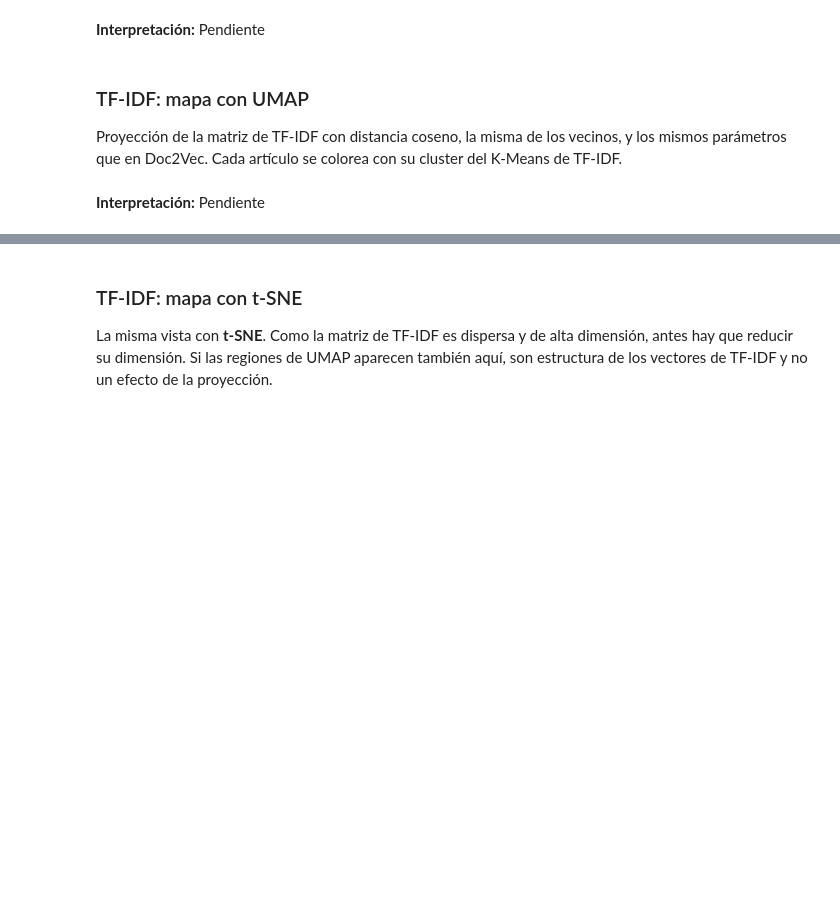
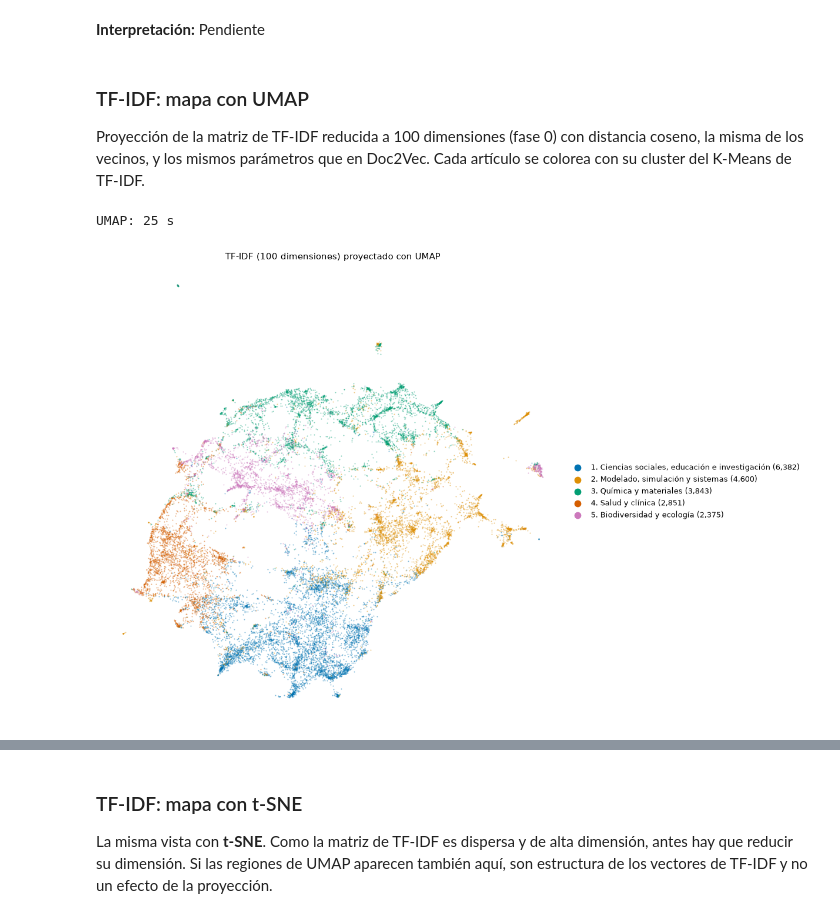
Before and after one commit to mbarrerag/NLP-Project, a Jupyter notebook: notebooks/NPL_Proyecto.ipynb, the cells around one changed output, grey strips where cells are left out. Saved outputs shown, nothing was run; the diff lists cells and outputs as text; code cells hidden in the pictures; blank space fills up the shorter version.

```diff
--- a/notebooks/NPL_Proyecto.ipynb
+++ b/notebooks/NPL_Proyecto.ipynb
@@ -1481,6 +1938,39 @@ La misma vista con **t-SNE**, con los mismos colores. Si las regiones de UMAP ap
 # %% [markdown]
 ### TF-IDF: mapa con UMAP
 
-Proyección de la matriz de TF-IDF con distancia coseno, la misma de los vecinos, y los mismos parámetros que en Doc2Vec. Cada artículo se colorea con su cluster del K-Means de TF-IDF.
+Proyección de la matriz de TF-IDF reducida a 100 dimensiones (fase 0) con distancia coseno, la misma de los vecinos, y los mismos parámetros que en Doc2Vec. Cada artículo se colorea con su cluster del K-Means de TF-IDF.
-# %% [markdown]
-**Interpretación:** Pendiente
+# %%
+import umap
+
+UMAP_N_NEIGHBORS = 15
+UMAP_MIN_DIST = 0.1
+UMAP_METRIC = 'cosine'         # la misma distancia que los vecinos
+
+
+def plot_cluster_map(coords, labels, names, title):
+    """Mapa 2D de los artículos coloreados por cluster, con nombre y tamaño en la leyenda."""
+    sizes = np.bincount(labels)
+    fig, ax = plt.subplots(figsize=(12, 8), layout='constrained')
+    for c in np.argsort(-sizes):       # los grandes primero, para que los pequeños queden visibles encima
+        m = labels == c
+        ax.scatter(coords[m, 0], coords[m, 1], s=2, color=CLUSTER_COLORS[c % len(CLUSTER_COLORS)], alpha=0.5,
+                   linewidths=0, rasterized=True, label=f'{c + 1}. {names[c]} ({sizes[c]:,})')
+    legend = ax.legend(markerscale=6, frameon=False, fontsize=9, loc='center left', bbox_to_anchor=(1.0, 0.5))
+    for handle in getattr(legend, 'legend_handles', None) or legend.legendHandles:
+        handle.set_alpha(1)
+    ax.set_title(title, fontsize=11)
+    ax.set_xticks([])
+    ax.set_yticks([])
+    for spine in ax.spines.values():
+        spine.set_visible(False)
+    plt.show()
+
+
+_t0 = time.time()
+tfidf_umap = umap.UMAP(n_neighbors=UMAP_N_NEIGHBORS, min_dist=UMAP_MIN_DIST, metric=UMAP_METRIC,
+                       random_state=RANDOM_SEED).fit_transform(tfidf_kmeans_input)
+print(f'UMAP: {time.time() - _t0:,.0f} s')
+plot_cluster_map(tfidf_umap, tfidf_cluster_labels, tfidf_cluster_names, 'TF-IDF (100 dimensiones) proyectado con UMAP')
+# %% [output]
+UMAP: 25 s
+[figure, added]
```
Also changed, not shown: parts of 26 cells of this notebook.
